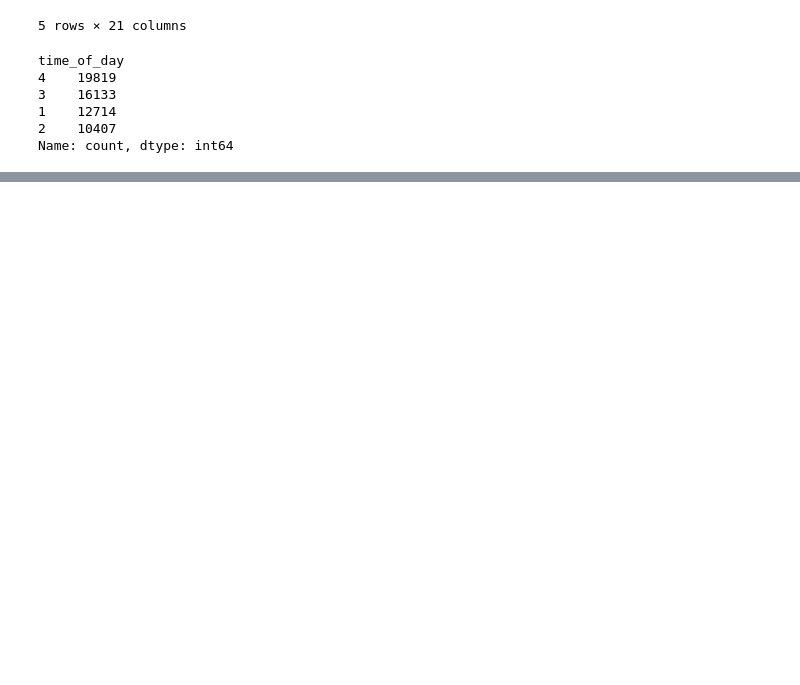
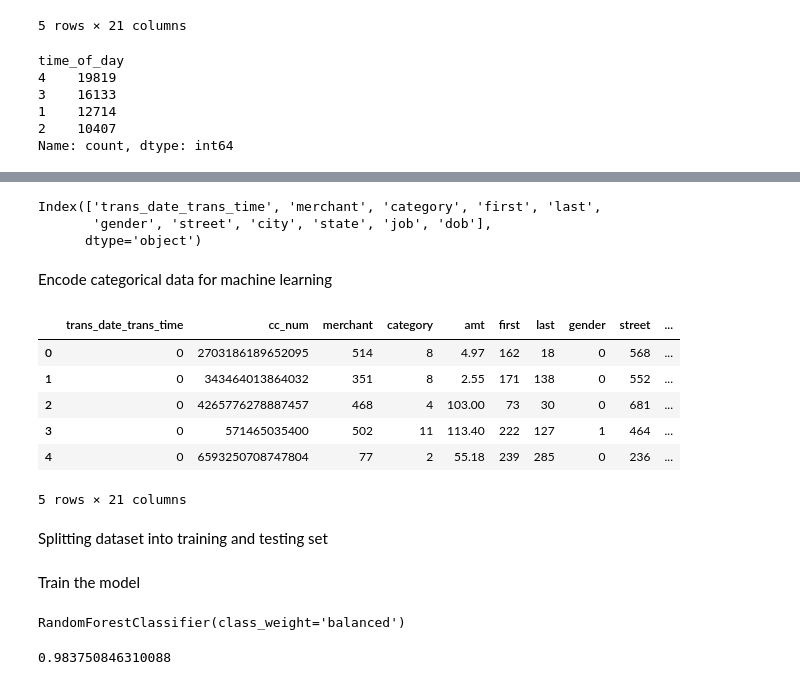
Before and after one commit to JackXLin/Fraud-dectection, a Jupyter notebook: credit_card_fraud_project.ipynb, the cells around one changed output, grey strips where cells are left out. Drawn from its saved outputs; the diff is of its cells as text; code cells hidden in the pictures; blank space fills up the shorter version.

Commit message:
completed the random forest model with accuracy of 98.37% and updated readme.md

```diff
--- a/credit_card_fraud_project.ipynb
+++ b/credit_card_fraud_project.ipynb
@@ -125,0 +141,33 @@ sns.heatmap(data.corr(method="pearson", numeric_only=True), annot=True)
+# %%
+from sklearn.preprocessing import LabelEncoder
+
+#Create encoder
+le = LabelEncoder()
+
+#Get the categorical features with Pandas
+categorical_features = data.select_dtypes(include=['object']).columns
+# %%
+categorical_features
+# %% [output]
+Index(['trans_date_trans_time', 'merchant', 'category', 'first', 'last',
+       'gender', 'street', 'city', 'state', 'job', 'dob'],
+      dtype='object')
+# %% [markdown]
+Encode categorical data for machine learning
+# %%
+data_encoded = data.copy()
+
+#Create encoded category data columns
+data_encoded[categorical_features] = data_encoded[categorical_features].apply(le.fit_transform)
+
+data_encoded.head()
+# %% [output]
+|  | trans_date_trans_time | cc_num | merchant | category | amt | first | last | gender | street | ... |
+| 0 | 0 | 2703186189652095 | 514 | 8 | 4.97 | 162 | 18 | 0 | 568 | ... |
+| 1 | 0 | 343464013864032 | 351 | 8 | 2.55 | 171 | 138 | 0 | 552 | ... |
+| 2 | 0 | 4265776278887457 | 468 | 4 | 103.00 | 73 | 30 | 0 | 681 | ... |
+| 3 | 0 | 571465035400 | 502 | 11 | 113.40 | 222 | 127 | 1 | 464 | ... |
+| 4 | 0 | 6593250708747804 | 77 | 2 | 55.18 | 239 | 285 | 0 | 236 | ... |
+5 rows × 21 columns
+# %% [markdown]
+Splitting dataset into training and testing set
@@ -125,0 +181,13 @@ sns.heatmap(data.corr(method="pearson", numeric_only=True), annot=True)
+# %% [markdown]
+Train the model
+# %%
+rfc = RandomForestClassifier(class_weight="balanced")
+rfc.fit(X_train, y_train)
+# %% [output]
+RandomForestClassifier(class_weight='balanced')
+# %%
+from sklearn.metrics import confusion_matrix, accuracy_score
+y_pred = rfc.predict(X_test)
+accuracy_score(y_pred, y_test)
+# %% [output]
+0.983750846310088
```
Also changed, not shown: parts of 7 cells of this notebook, 1 other file.
